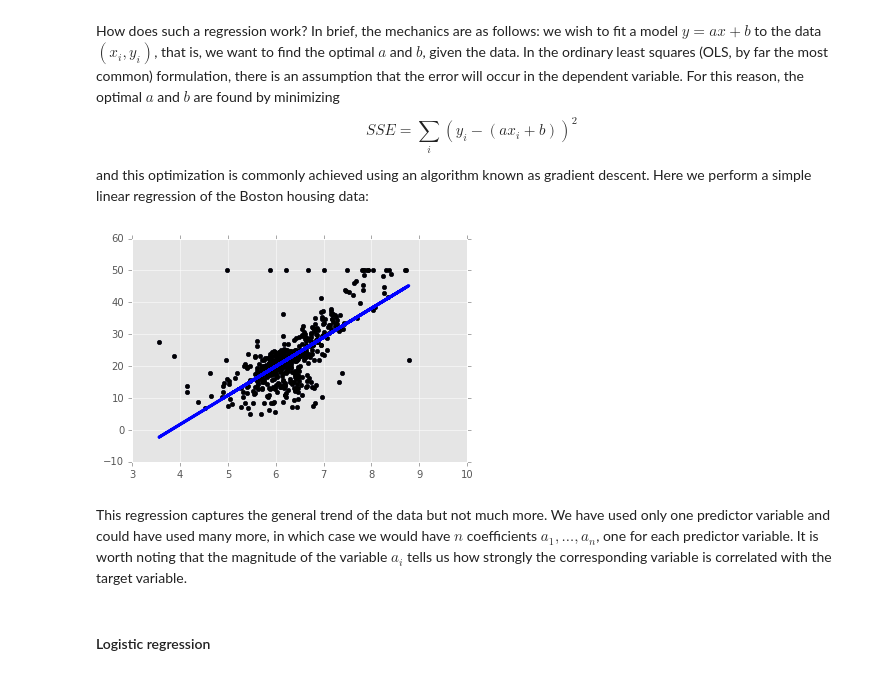
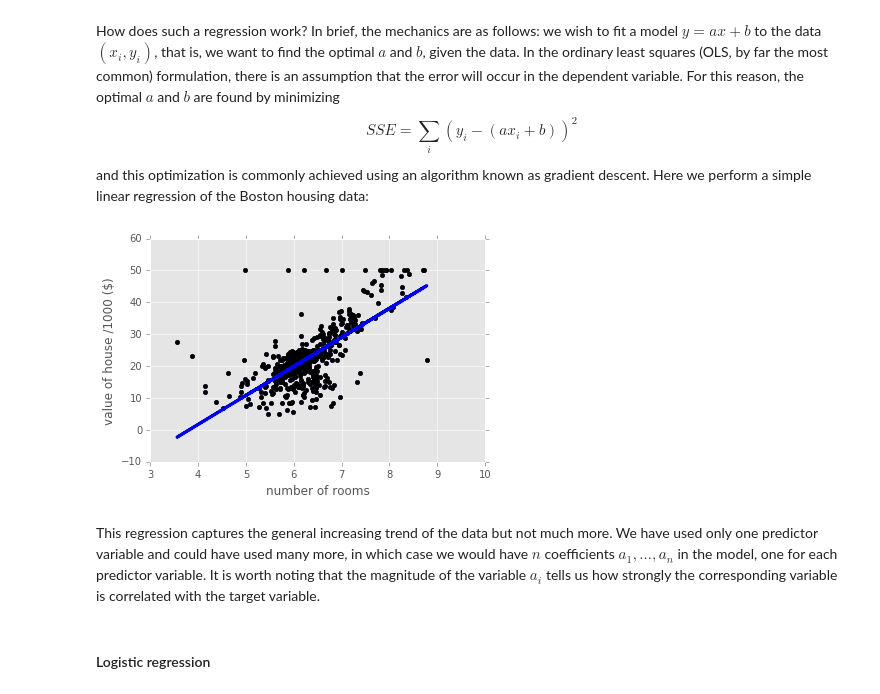
Before and after one commit to hugobowne/machine_learning_techniques, a Jupyter notebook: Preprocessing_note.ipynb, the cells around one changed output. Saved outputs shown, nothing was run; the diff lists cells and outputs as text; code cells hidden in the pictures.

```diff
--- a/Preprocessing_note.ipynb
+++ b/Preprocessing_note.ipynb
@@ -143,24 +155,27 @@ and this optimization is commonly achieved using an algorithm known as gradient
 # %%
 from sklearn import datasets
 from sklearn import linear_model
 import numpy as np
 boston = datasets.load_boston()
-y = boston.target.reshape(-1, 1)
-X = boston['data'][:,5].reshape(-1, 1)
-plt.scatter(X,y)
+yb = boston.target.reshape(-1, 1)
+Xb = boston['data'][:,5].reshape(-1, 1)
+plt.scatter(Xb,yb)
+plt.ylabel('value of house /1000 ($)')
+plt.xlabel('number of rooms')
 # Create linear regression object
 regr = linear_model.LinearRegression()
 # Train the model using the training sets
-regr.fit( X, y)
+regr.fit( Xb, yb)
 # Plot outputs
-plt.scatter(X, y,  color='black')
-plt.plot(X, regr.predict(X), color='blue',
+plt.scatter(Xb, yb,  color='black')
+plt.plot(Xb, regr.predict(Xb), color='blue',
          linewidth=3)
 plt.show()
+# print(boston['DESCR'])
 # %% [output]
-[figure, old version]
+[figure, new version]
 # %% [markdown]
-This regression captures the general trend of the data but not much more. We have used only one predictor variable and could have used many more, in which case we would have $n$ coefficients $a_1,\ldots,a_n$, one for each predictor variable. It is worth noting that the magnitude of the variable $a_i$ tells us how strongly the corresponding variable is correlated with the target variable.
+This regression captures the general increasing trend of the data but not much more. We have used only one predictor variable and could have used many more, in which case we would have $n$ coefficients $a_1,\ldots,a_n$ in the model, one for each predictor variable. It is worth noting that the magnitude of the variable $a_i$ tells us how strongly the corresponding variable is correlated with the target variable.
 # %% [markdown]
 #### Logistic regression
 # %% [markdown]
```
Also changed, not shown: parts of 48 cells of this notebook, 1 other file.
